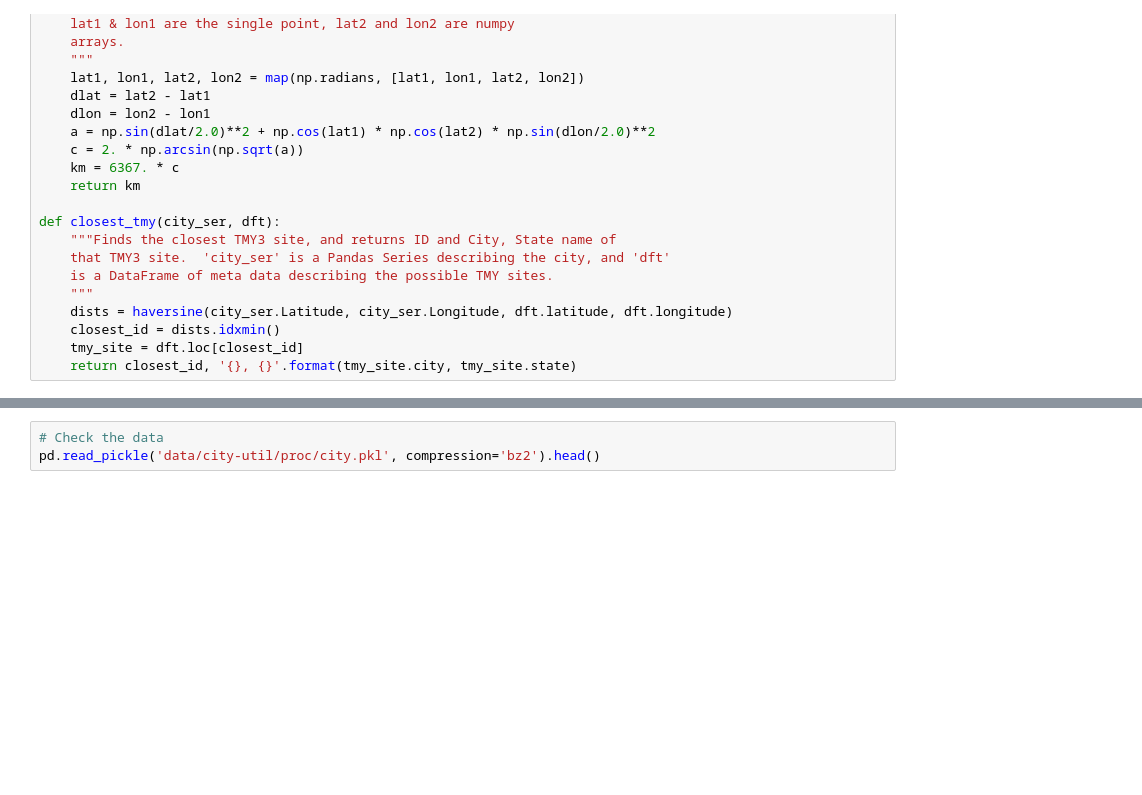
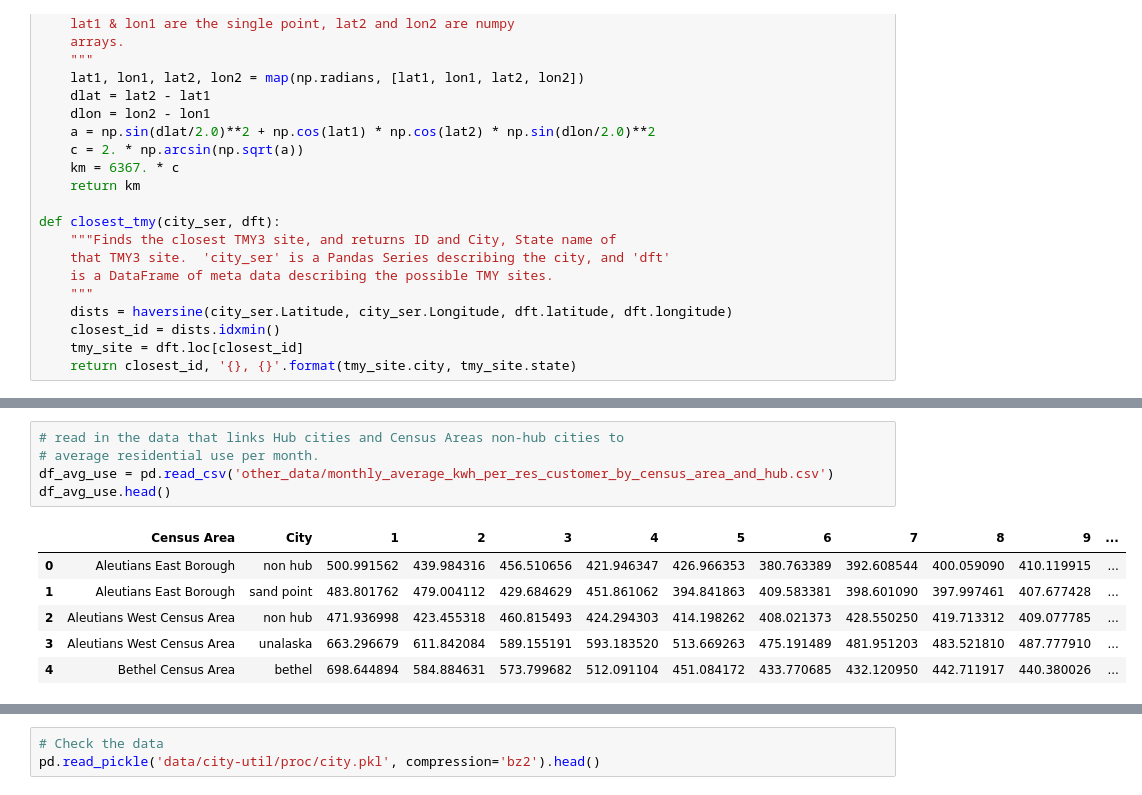
Before and after one commit to RobertLJordan/ak-energy-admin, a Jupyter notebook: ak-energy-data-admin.ipynb, the cells around one changed output, grey strips where cells are left out. Saved outputs shown, nothing was run; the diff lists cells and outputs as text; blank space fills up the shorter version.

Commit message:
Started incorporating Census and Average Use data.

```diff
--- a/ak-energy-data-admin.ipynb
+++ b/ak-energy-data-admin.ipynb
@@ -250,0 +258,12 @@ saving DataFrame to data/city-util/proc/misc_info.pkl and .csv
+# %%
+# read in the data that links Hub cities and Census Areas non-hub cities to
+# average residential use per month.
+df_avg_use = pd.read_csv('other_data/monthly_average_kwh_per_res_customer_by_census_area_and_hub.csv')
+df_avg_use.head()
+# %% [output]
+|  | Census Area | City | 1 | 2 | 3 | 4 | 5 | 6 | 7 | 8 | 9 | ... |
+| 0 | Aleutians East Borough | non hub | 500.991562 | 439.984316 | 456.510656 | 421.946347 | 426.966353 | 380.763389 | 392.608544 | 400.059090 | 410.119915 | ... |
+| 1 | Aleutians East Borough | sand point | 483.801762 | 479.004112 | 429.684629 | 451.861062 | 394.841863 | 409.583381 | 398.601090 | 397.997461 | 407.677428 | ... |
+| 2 | Aleutians West Census Area | non hub | 471.936998 | 423.455318 | 460.815493 | 424.294303 | 414.198262 | 408.021373 | 428.550250 | 419.713312 | 409.077785 | ... |
+| 3 | Aleutians West Census Area | unalaska | 663.296679 | 611.842084 | 589.155191 | 593.183520 | 513.669263 | 475.191489 | 481.951203 | 483.521810 | 487.777910 | ... |
+| 4 | Bethel Census Area | bethel | 698.644894 | 584.884631 | 573.799682 | 512.091104 | 451.084172 | 433.770685 | 432.120950 | 442.711917 | 440.380026 | ... |
```
Also changed, not shown: parts of 8 cells of this notebook.
